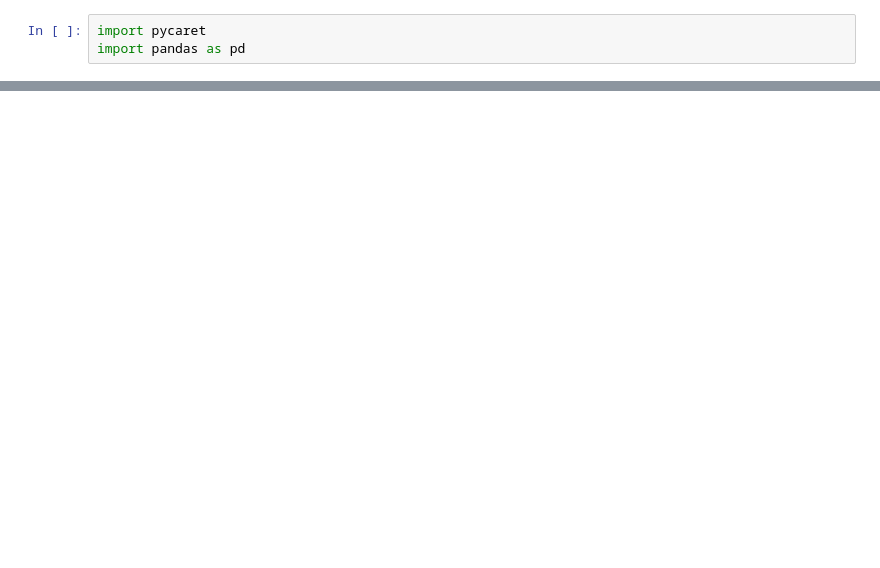
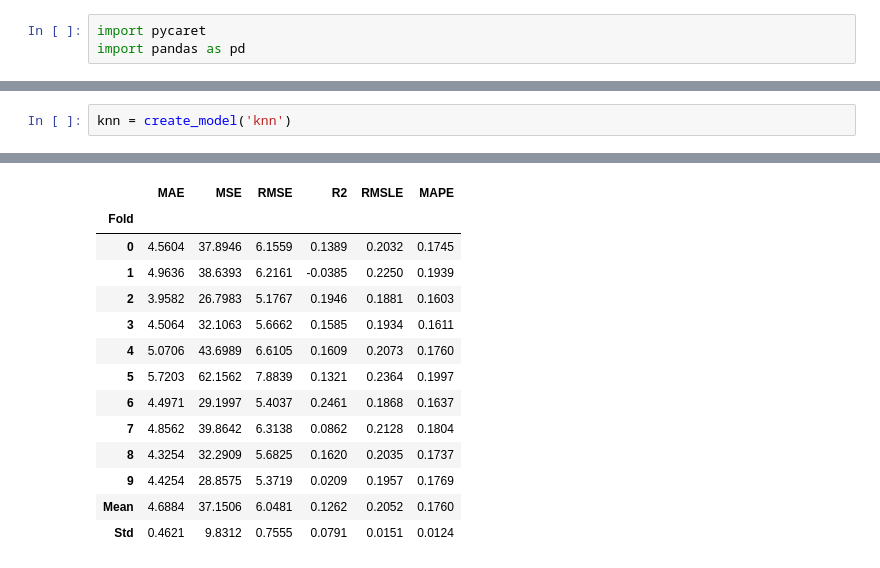
Before and after one commit to 17Saberz/D4SHPM25, a Jupyter notebook: predict.ipynb, the cells around one changed output, grey strips where cells are left out. Cells and saved outputs as stored; diff of their text form; blank space fills up the shorter version.

```diff
--- a/predict.ipynb
+++ b/predict.ipynb
@@ -80,0 +77,3 @@ br = create_model('br')
+# %%
+knn = create_model('knn')
+# %% [output]
@@ -80,0 +81,14 @@ br = create_model('br')
+|  | MAE | MSE | RMSE | R2 | RMSLE | MAPE |
+| Fold |  |  |  |  |  |  |
+| 0 | 4.5604 | 37.8946 | 6.1559 | 0.1389 | 0.2032 | 0.1745 |
+| 1 | 4.9636 | 38.6393 | 6.2161 | -0.0385 | 0.2250 | 0.1939 |
+| 2 | 3.9582 | 26.7983 | 5.1767 | 0.1946 | 0.1881 | 0.1603 |
+| 3 | 4.5064 | 32.1063 | 5.6662 | 0.1585 | 0.1934 | 0.1611 |
+| 4 | 5.0706 | 43.6989 | 6.6105 | 0.1609 | 0.2073 | 0.1760 |
+| 5 | 5.7203 | 62.1562 | 7.8839 | 0.1321 | 0.2364 | 0.1997 |
+| 6 | 4.4971 | 29.1997 | 5.4037 | 0.2461 | 0.1868 | 0.1637 |
+| 7 | 4.8562 | 39.8642 | 6.3138 | 0.0862 | 0.2128 | 0.1804 |
+| 8 | 4.3254 | 32.2909 | 5.6825 | 0.1620 | 0.2035 | 0.1737 |
+| 9 | 4.4254 | 28.8575 | 5.3719 | 0.0209 | 0.1957 | 0.1769 |
+| Mean | 4.6884 | 37.1506 | 6.0481 | 0.1262 | 0.2052 | 0.1760 |
+| Std | 0.4621 | 9.8312 | 0.7555 | 0.0791 | 0.0151 | 0.0124 |
```
Also changed, not shown: parts of 10 cells of this notebook, 1 other file.
